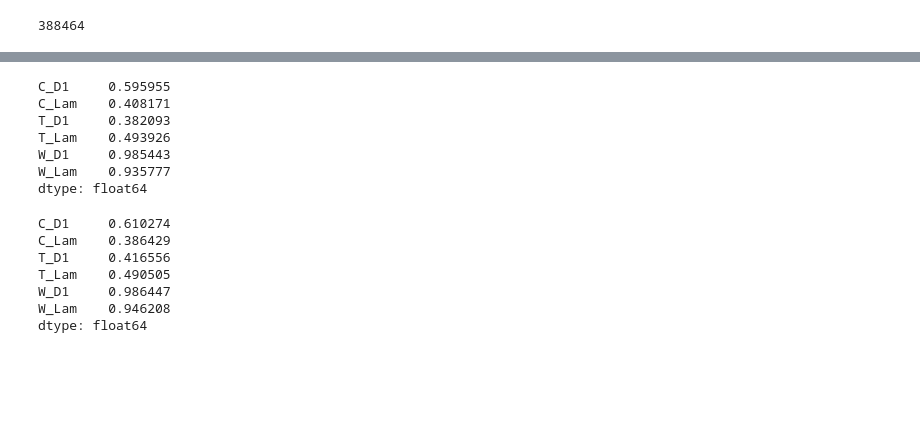
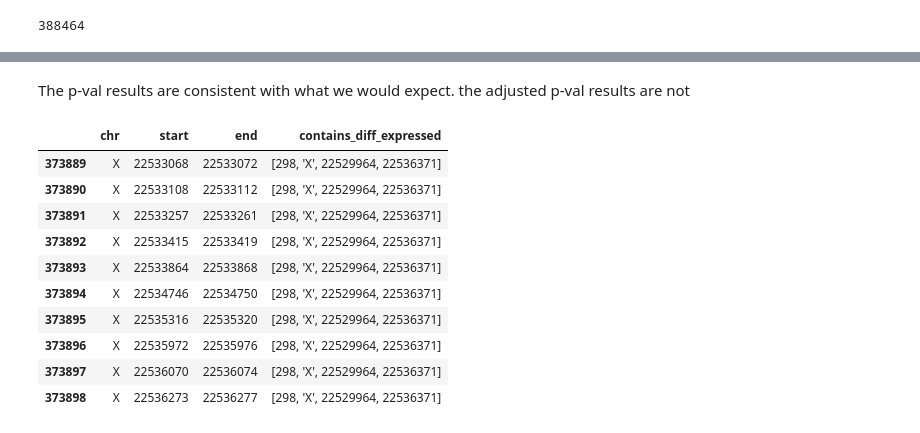
Before and after one commit to leandraking/SacktonProject, a Jupyter notebook: 20160731_Correlating_diff_expression_and_diff_binding.ipynb, the cells around one changed output, grey strips where cells are left out. Drawn from its saved outputs; the diff is of its cells as text; code cells hidden in the pictures; blank space fills up the shorter version.

```diff
--- a/20160731_Correlating_diff_expression_and_diff_binding.ipynb
+++ b/20160731_Correlating_diff_expression_and_diff_binding.ipynb
@@ -113,20 +248,16 @@ len(locations_df)
+# %% [markdown]
+The p-val results are consistent with what we would expect.  the adjusted p-val results are not
 # %%
-padj[locations_df.contains_diff_expressed==0].mean()
+locations_df[locations_df.contains_diff_expressed!=0].tail(n=10)
 # %% [output]
-C_D1     0.595955
-C_Lam    0.408171
-T_D1     0.382093
-T_Lam    0.493926
-W_D1     0.985443
-W_Lam    0.935777
-dtype: float64
+|  | chr | start | end | contains_diff_expressed |
+| 373889 | X | 22533068 | 22533072 | [298, 'X', 22529964, 22536371] |
+| 373890 | X | 22533108 | 22533112 | [298, 'X', 22529964, 22536371] |
+| 373891 | X | 22533257 | 22533261 | [298, 'X', 22529964, 22536371] |
+| 373892 | X | 22533415 | 22533419 | [298, 'X', 22529964, 22536371] |
+| 373893 | X | 22533864 | 22533868 | [298, 'X', 22529964, 22536371] |
+| 373894 | X | 22534746 | 22534750 | [298, 'X', 22529964, 22536371] |
+| 373895 | X | 22535316 | 22535320 | [298, 'X', 22529964, 22536371] |
+| 373896 | X | 22535972 | 22535976 | [298, 'X', 22529964, 22536371] |
+| 373897 | X | 22536070 | 22536074 | [298, 'X', 22529964, 22536371] |
+| 373898 | X | 22536273 | 22536277 | [298, 'X', 22529964, 22536371] |
-# %%
-padj[locations_df.contains_diff_expressed!=0].mean()
-# %% [output]
-C_D1     0.610274
-C_Lam    0.386429
-T_D1     0.416556
-T_Lam    0.490505
-W_D1     0.986447
-W_Lam    0.946208
-dtype: float64
```
Also changed, not shown: parts of 11 cells of this notebook.
